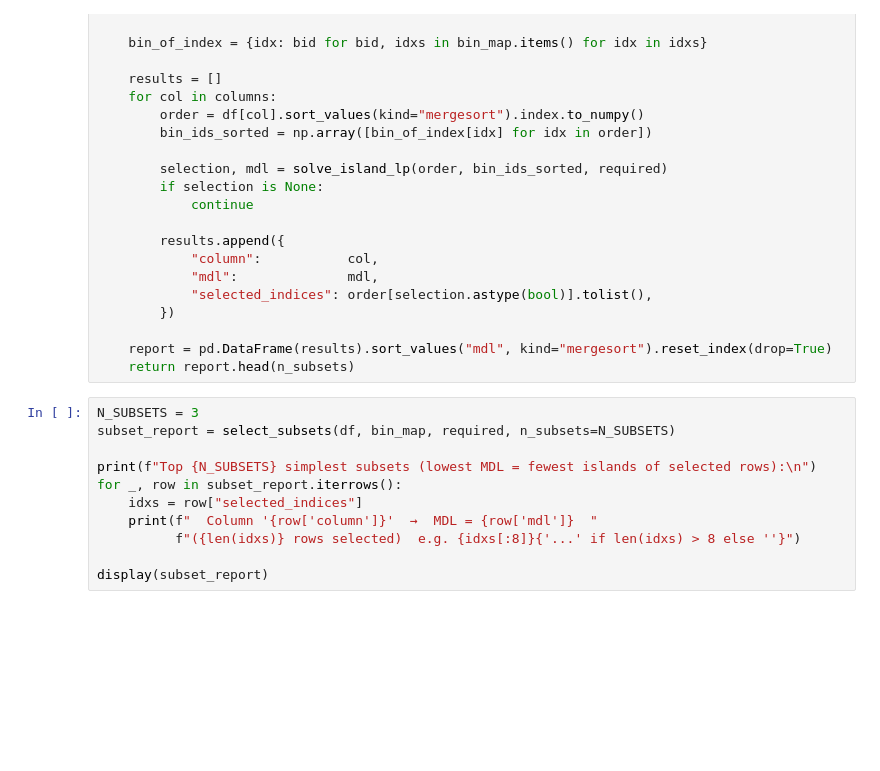
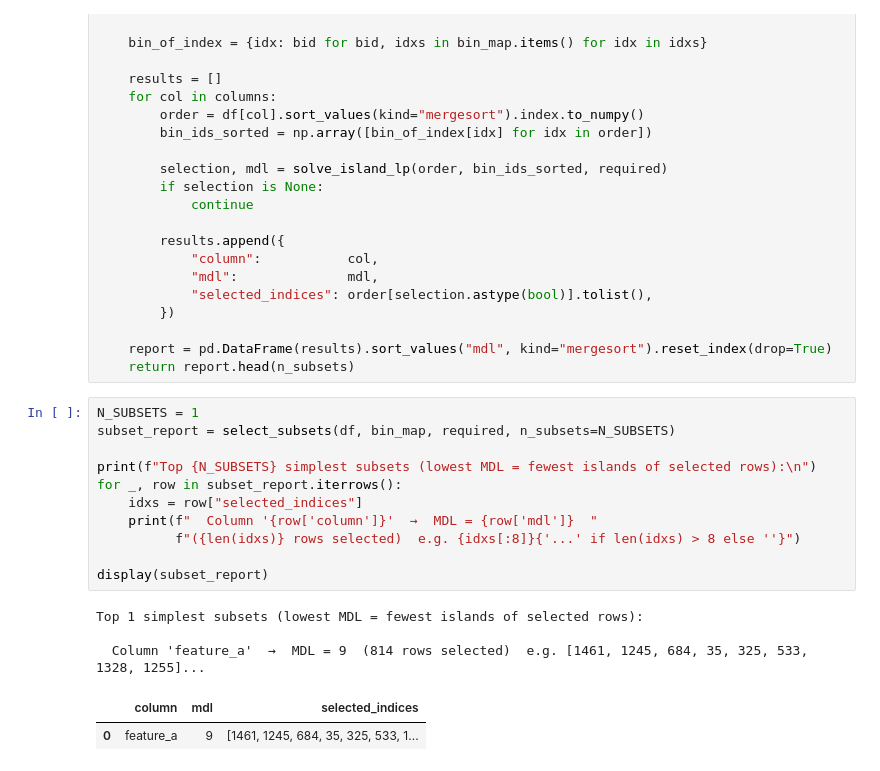
Before and after one commit to DinukaManohara/simiquaero, a Jupyter notebook: quaero.ipynb, the cells around one changed output. Saved outputs shown, nothing was run; the diff lists cells and outputs as text; blank space fills up the shorter version.

```diff
--- a/quaero.ipynb
+++ b/quaero.ipynb
@@ -389,14 +429,20 @@ def select_subsets(
     report = pd.DataFrame(results).sort_values("mdl", kind="mergesort").reset_index(drop=True)
     return report.head(n_subsets)
 # %%
-N_SUBSETS = 3
+N_SUBSETS = 1
 subset_report = select_subsets(df, bin_map, required, n_subsets=N_SUBSETS)
 
 print(f"Top {N_SUBSETS} simplest subsets (lowest MDL = fewest islands of selected rows):\n")
 for _, row in subset_report.iterrows():
     idxs = row["selected_indices"]
     print(f"  Column '{row['column']}'  →  MDL = {row['mdl']}  "
           f"({len(idxs)} rows selected)  e.g. {idxs[:8]}{'...' if len(idxs) > 8 else ''}")
 
 display(subset_report)
+# %% [output]
+Top 1 simplest subsets (lowest MDL = fewest islands of selected rows):
+
+  Column 'feature_a'  →  MDL = 9  (814 rows selected)  e.g. [1461, 1245, 684, 35, 325, 533, 1328, 1255]...
+|  | column | mdl | selected_indices |
+| 0 | feature_a | 9 | [1461, 1245, 684, 35, 325, 533, 1... |
 # %%
```
Also changed, not shown: parts of 4 cells of this notebook.
